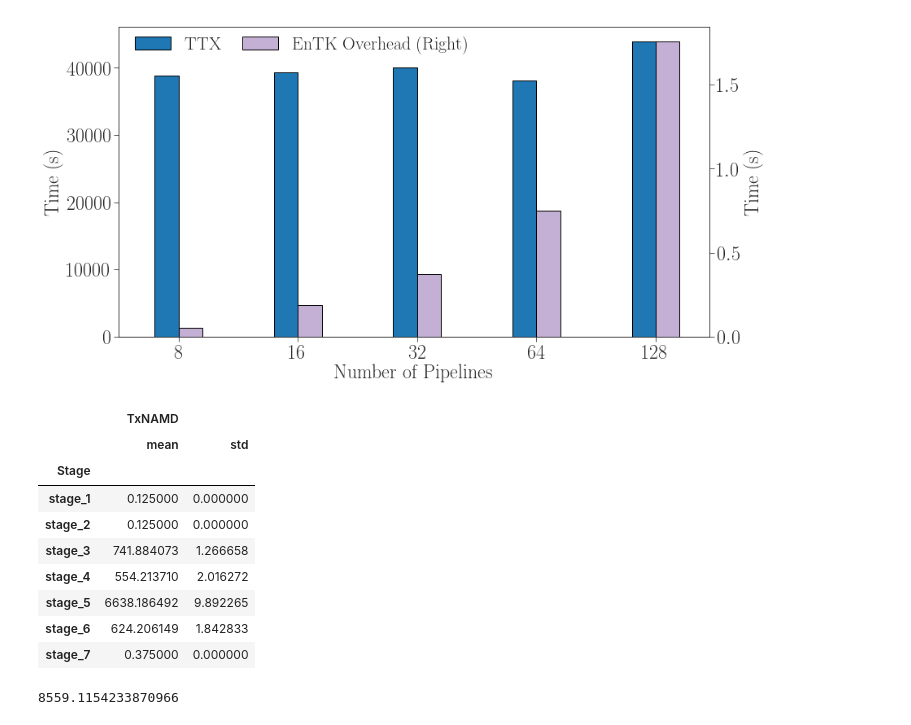
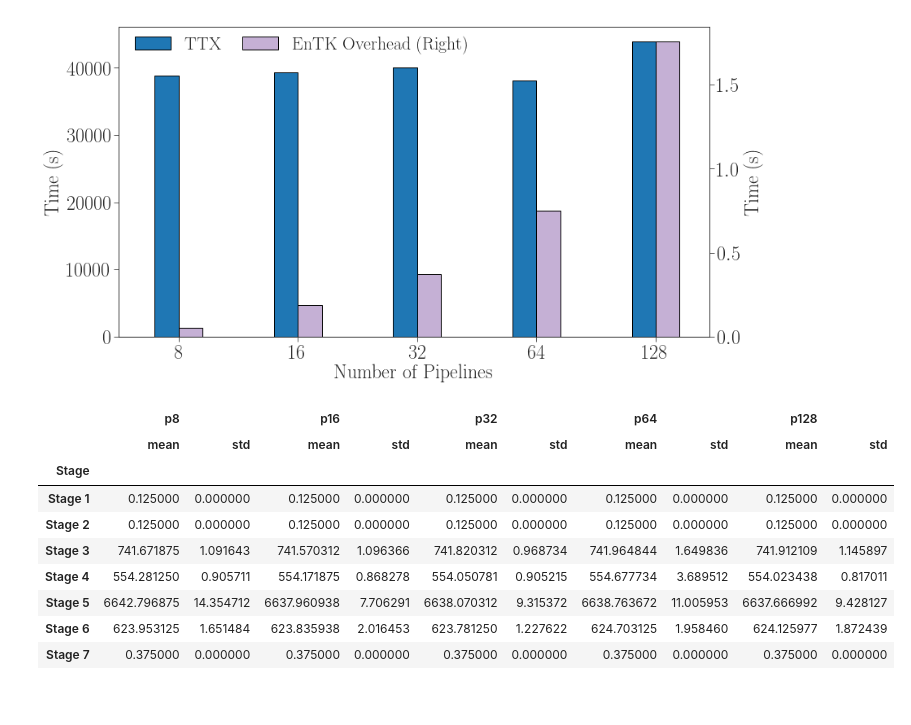
Before and after one commit to radical-experiments/htbac-experiments, a Jupyter notebook: plotter_paper.ipynb, the cells around one changed output. Drawn from its saved outputs; the diff is of its cells as text; code cells hidden in the pictures.

```diff
--- a/plotter_paper.ipynb
+++ b/plotter_paper.ipynb
@@ -422,23 +423,61 @@ ax.set_xlim(-0.5)
 plt.savefig('figures/namd_workload_overheads.pdf', dpi=600, bbox_inches='tight')
 # %% [output]
 [figure]
-# %%
-# Mean execution time per stage across all trials.
-namd_tx_means = df_tasks[
-        ['Stage','TxNAMD']].groupby(
-            ['Stage']).aggregate(
-                {'TxNAMD'  : ['mean','std']})
-display(namd_tx_means)
-display(namd_tx_means[('TxNAMD','mean')].sum())
-# %% [output]
-|  | TxNAMD |  |
-|  | mean | std |
-| Stage |  |  |
-| stage_1 | 0.125000 | 0.000000 |
-| stage_2 | 0.125000 | 0.000000 |
-| stage_3 | 741.884073 | 1.266658 |
-| stage_4 | 554.213710 | 2.016272 |
-| stage_5 | 6638.186492 | 9.892265 |
-| stage_6 | 624.206149 | 1.842833 |
-| stage_7 | 0.375000 | 0.000000 |
-8559.1154233870966
+# %%
+# Mean execution time per stage across all trials.
+# namd_tx_means = df_tasks[
+#         ['Stage','TxNAMD']].groupby(
+#             ['Stage']).aggregate(
+#                 {'TxNAMD'  : ['mean','std']})
+
+namd_tx8_means = df_tasks[df_tasks.npipeline == 8][
+        ['Stage','TxNAMD']].groupby(
+            ['Stage']).aggregate(
+                {'TxNAMD'  : ['mean','std']})
+
+namd_tx16_means = df_tasks[df_tasks.npipeline == 16][
+        ['Stage','TxNAMD']].groupby(
+            ['Stage']).aggregate(
+                {'TxNAMD'  : ['mean','std']})
+
+namd_tx32_means = df_tasks[df_tasks.npipeline == 32][
+        ['Stage','TxNAMD']].groupby(
+            ['Stage']).aggregate(
+                {'TxNAMD'  : ['mean','std']})
+
+namd_tx64_means = df_tasks[df_tasks.npipeline == 64][
+        ['Stage','TxNAMD']].groupby(
+            ['Stage']).aggregate(
+                {'TxNAMD'  : ['mean','std']})
+
+namd_tx128_means = df_tasks[df_tasks.npipeline == 128][
+        ['Stage','TxNAMD']].groupby(
+            ['Stage']).aggregate(
+                {'TxNAMD'  : ['mean','std']})
+
+namd_tx8_means.rename_axis({'TxNAMD':'p8'}, axis='columns', inplace=True)
+namd_tx16_means.rename_axis({'TxNAMD':'p16'}, axis='columns', inplace=True)
+namd_tx32_means.rename_axis({'TxNAMD':'p32'}, axis='columns', inplace=True)
+namd_tx64_means.rename_axis({'TxNAMD':'p64'}, axis='columns', inplace=True)
+namd_tx128_means.rename_axis({'TxNAMD':'p128'}, axis='columns', inplace=True)
+
+namd_tx_means = pd.concat([namd_tx8_means,
+                           namd_tx16_means,
+                           namd_tx32_means,
+                           namd_tx64_means,
+                           namd_tx128_means], axis=1)
+
+namd_tx_means.index = ['Stage 1','Stage 2','Stage 3','Stage 4','Stage 5','Stage 6','Stage 7']
+namd_tx_means.index.rename('Stage', inplace=True)
+display(namd_tx_means)
+# %% [output]
+|  | p8 |  | p16 |  | p32 |  | p64 |  | p128 |  |
+|  | mean | std | mean | std | mean | std | mean | std | mean | std |
+| Stage |  |  |  |  |  |  |  |  |  |  |
+| Stage 1 | 0.125000 | 0.000000 | 0.125000 | 0.000000 | 0.125000 | 0.000000 | 0.125000 | 0.000000 | 0.125000 | 0.000000 |
+| Stage 2 | 0.125000 | 0.000000 | 0.125000 | 0.000000 | 0.125000 | 0.000000 | 0.125000 | 0.000000 | 0.125000 | 0.000000 |
+| Stage 3 | 741.671875 | 1.091643 | 741.570312 | 1.096366 | 741.820312 | 0.968734 | 741.964844 | 1.649836 | 741.912109 | 1.145897 |
+| Stage 4 | 554.281250 | 0.905711 | 554.171875 | 0.868278 | 554.050781 | 0.905215 | 554.677734 | 3.689512 | 554.023438 | 0.817011 |
+| Stage 5 | 6642.796875 | 14.354712 | 6637.960938 | 7.706291 | 6638.070312 | 9.315372 | 6638.763672 | 11.005953 | 6637.666992 | 9.428127 |
+| Stage 6 | 623.953125 | 1.651484 | 623.835938 | 2.016453 | 623.781250 | 1.227622 | 624.703125 | 1.958460 | 624.125977 | 1.872439 |
+| Stage 7 | 0.375000 | 0.000000 | 0.375000 | 0.000000 | 0.375000 | 0.000000 | 0.375000 | 0.000000 | 0.375000 | 0.000000 |
```
Also changed, not shown: parts of 3 cells of this notebook, 1 other file.
